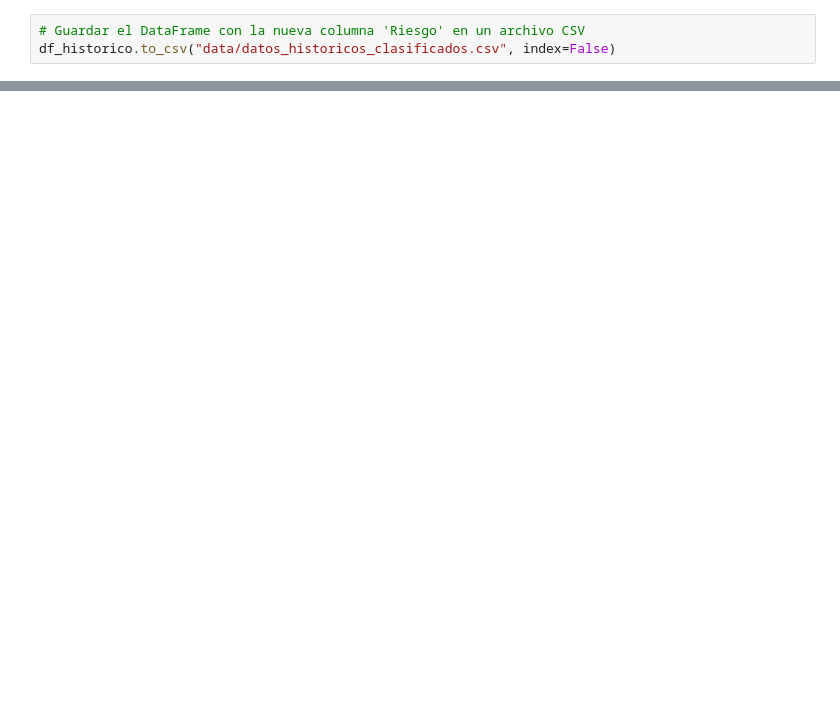
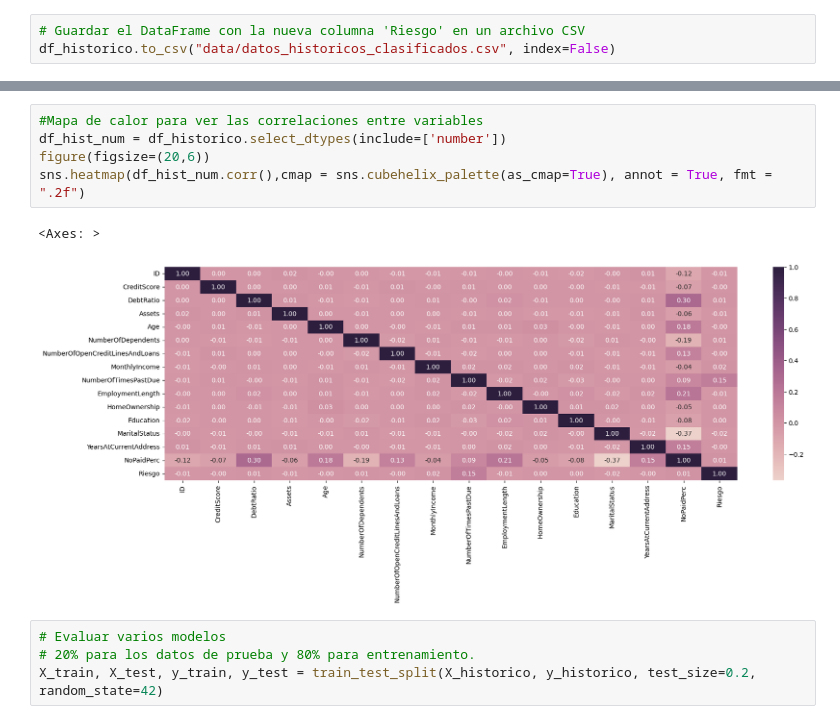
Before and after one commit to jfelipeo/Analitica_Finanzas, a Jupyter notebook: a_exploracion.ipynb, the cells around one changed output, grey strips where cells are left out. Cells and saved outputs as stored; diff of their text form; blank space fills up the shorter version.

Commit message:
Subir modelo

```diff
--- a/a_exploracion.ipynb
+++ b/a_exploracion.ipynb
@@ -97,0 +220,12 @@ df_historico.to_csv("data/datos_historicos_clasificados.csv", index=False)
+# %%
+#Mapa de calor para ver las correlaciones entre variables
+df_hist_num = df_historico.select_dtypes(include=['number'])
+figure(figsize=(20,6))
+sns.heatmap(df_hist_num.corr(),cmap = sns.cubehelix_palette(as_cmap=True), annot = True, fmt = ".2f")
+# %% [output]
+<Axes: >
+[figure, added]
+# %%
+# Evaluar varios modelos
+# 20% para los datos de prueba y 80% para entrenamiento.
+X_train, X_test, y_train, y_test = train_test_split(X_historico, y_historico, test_size=0.2, random_state=42)
```
Also changed, not shown: parts of 27 cells of this notebook, 2 other files.
